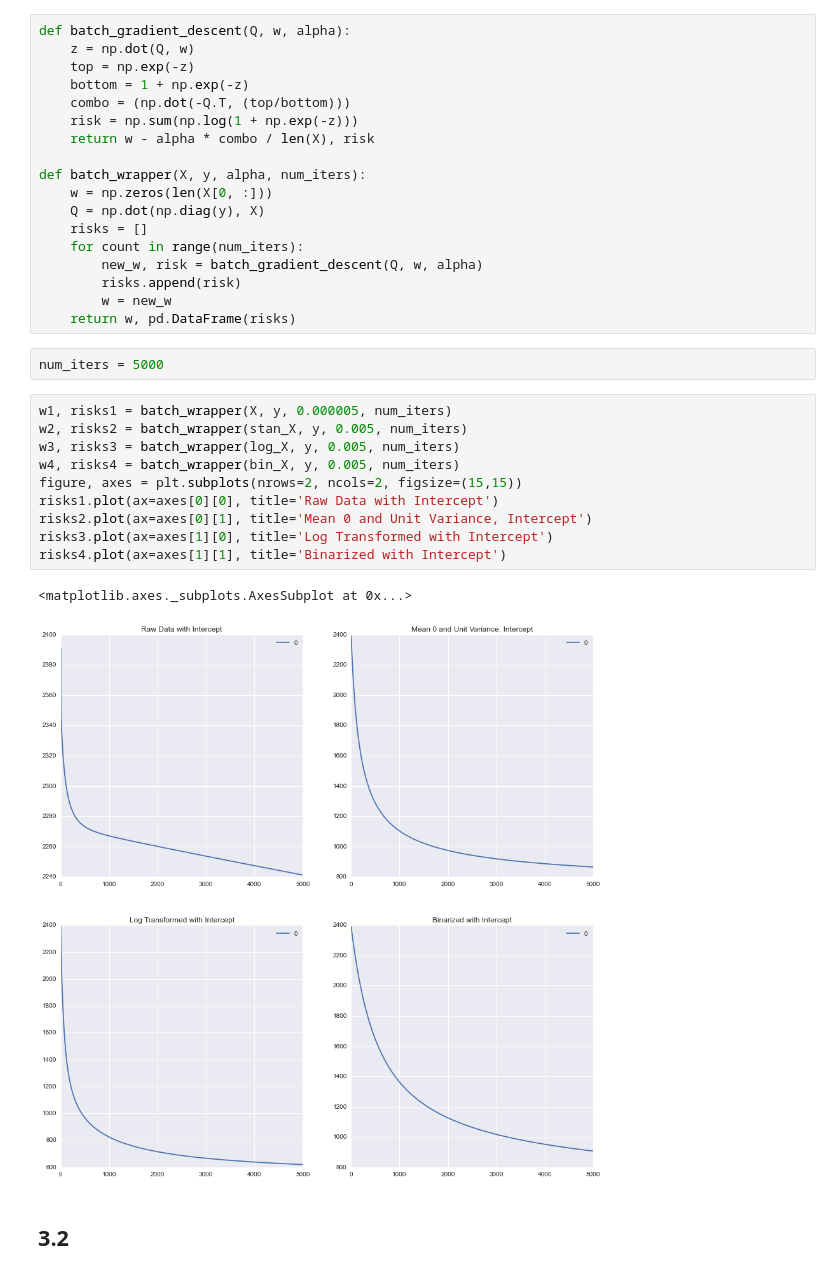
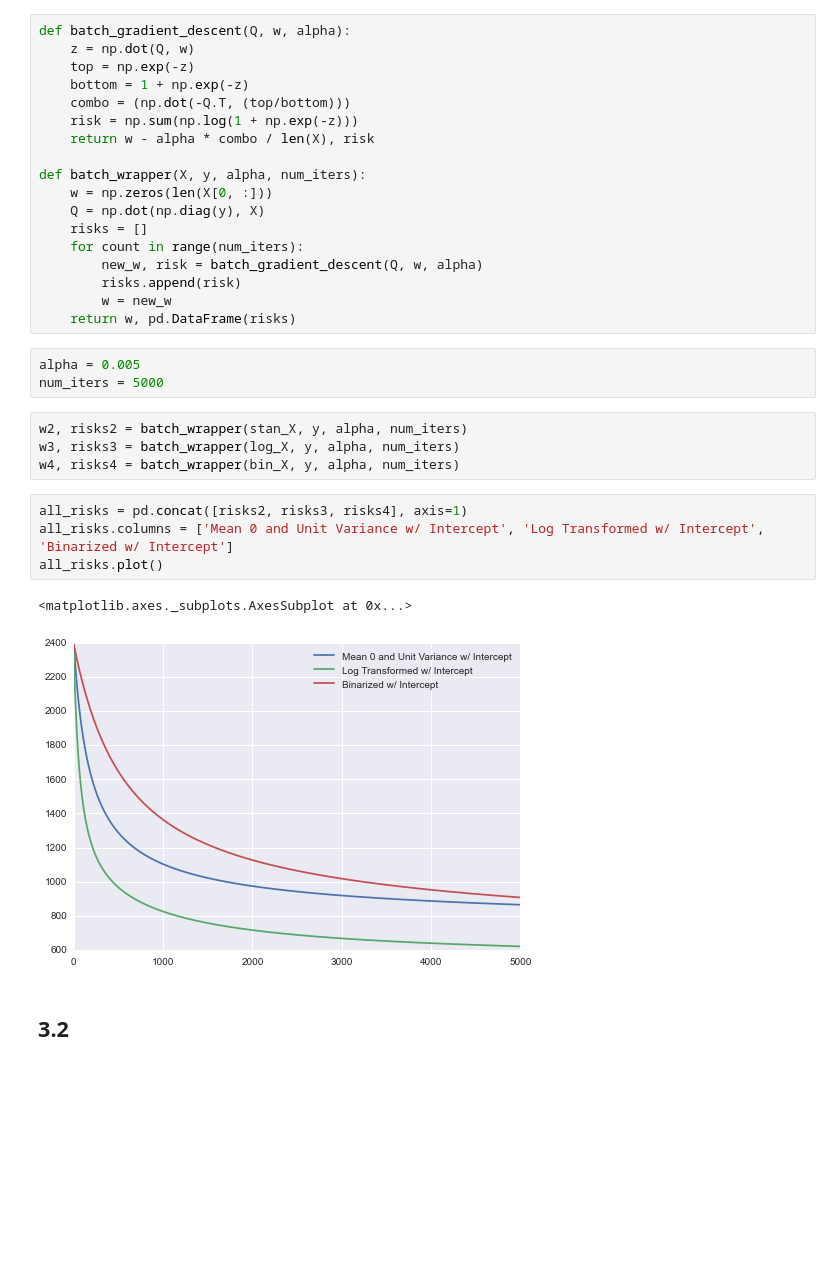
Before and after one commit to bllchmbrs/ml289, a Jupyter notebook: hw3/hw-submission.ipynb, the cells around one changed output. Saved outputs shown, nothing was run; the diff lists cells and outputs as text; blank space fills up the shorter version.

```diff
--- a/hw3/hw-submission.ipynb
+++ b/hw3/hw-submission.ipynb
@@ -213,20 +204,19 @@ def batch_wrapper(X, y, alpha, num_iters):
         risks.append(risk)
         w = new_w
     return w, pd.DataFrame(risks)
-# %%
-num_iters = 5000
-# %%
-w1, risks1 = batch_wrapper(X, y, 0.000005, num_iters)
-w2, risks2 = batch_wrapper(stan_X, y, 0.005, num_iters)
-w3, risks3 = batch_wrapper(log_X, y, 0.005, num_iters)
-w4, risks4 = batch_wrapper(bin_X, y, 0.005, num_iters)
-figure, axes = plt.subplots(nrows=2, ncols=2, figsize=(15,15))
-risks1.plot(ax=axes[0][0], title='Raw Data with Intercept')
-risks2.plot(ax=axes[0][1], title='Mean 0 and Unit Variance, Intercept')
-risks3.plot(ax=axes[1][0], title='Log Transformed with Intercept')
-risks4.plot(ax=axes[1][1], title='Binarized with Intercept')
-# %% [output]
-<matplotlib.axes._subplots.AxesSubplot at 0x...>
-[figure, removed]
+# %%
+alpha = 0.005
+num_iters = 5000
+# %%
+w2, risks2 = batch_wrapper(stan_X, y, alpha, num_iters)
+w3, risks3 = batch_wrapper(log_X, y, alpha, num_iters)
+w4, risks4 = batch_wrapper(bin_X, y, alpha, num_iters)
+# %%
+all_risks = pd.concat([risks2, risks3, risks4], axis=1)
+all_risks.columns = ['Mean 0 and Unit Variance w/ Intercept', 'Log Transformed w/ Intercept', 'Binarized w/ Intercept']
+all_risks.plot()
+# %% [output]
+<matplotlib.axes._subplots.AxesSubplot at 0x...>
+[figure, added]
 # %% [markdown]
 ## 3.2
```
Also changed, not shown: parts of 15 cells of this notebook, 2 other files.
